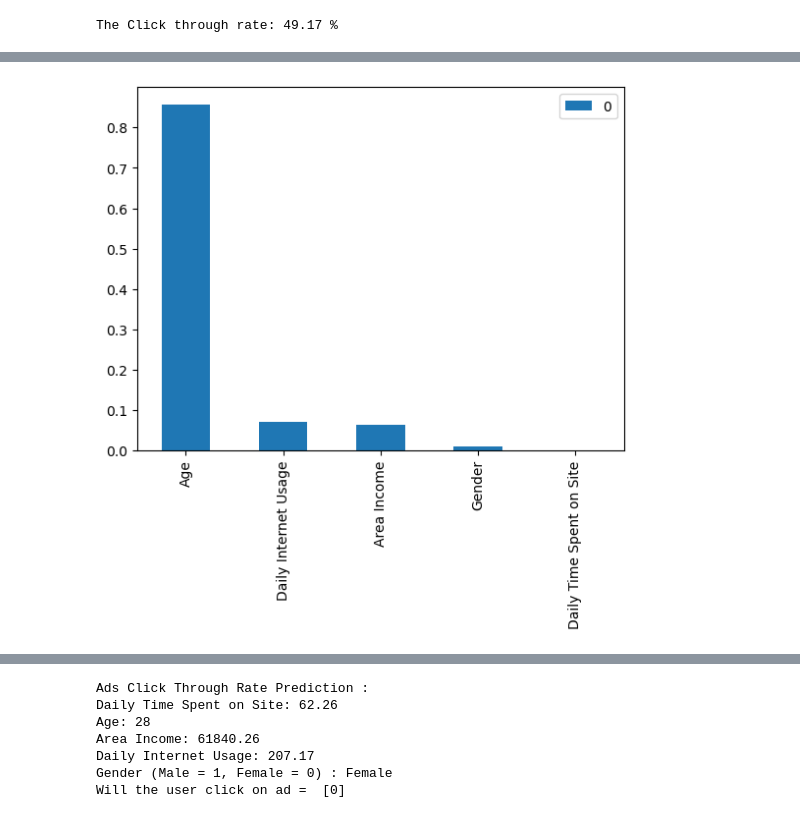
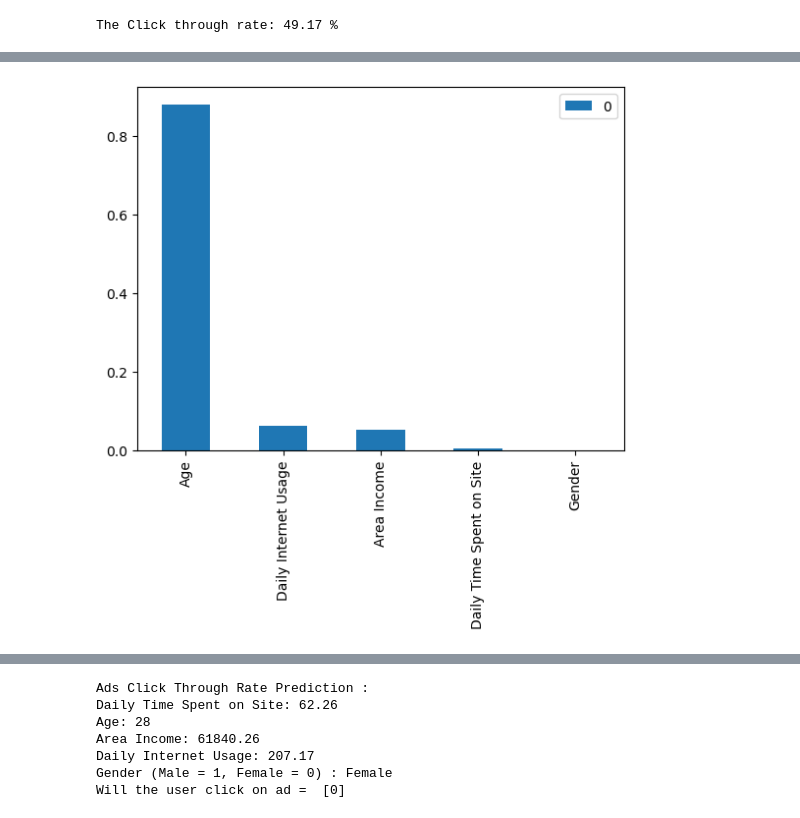
Before and after one commit to bahategar/Preparation, a Jupyter notebook: DataAnalytics/Practice/Click_through_rate_analysis/main.ipynb, the cells around one changed output, grey strips where cells are left out. Cells and saved outputs as stored; diff of their text form; code cells hidden in the pictures.

```diff
--- a/DataAnalytics/Practice/Click_through_rate_analysis/main.ipynb
+++ b/DataAnalytics/Practice/Click_through_rate_analysis/main.ipynb
@@ -143,0 +145,8 @@ c_transf = ColumnTransformer([
+# %%
+logreg_model = Pipeline([
+    ('encoder', ColumnTransformer([('ordinalEncoder', OrdinalEncoder(), encoded_fields),
+                                   ('nothing', 'passthrough', notEncoded_fields + num_fields)])),
+     ('classifier', LogisticRegression(max_iter=1000)),
+])
+
+logreg_model.fit(X_train, y_train)
@@ -143,0 +209,21 @@ c_transf = ColumnTransformer([
+# %%
+from sklearn.metrics import accuracy_score, recall_score, precision_score, f1_score, roc_auc_score
+
+models = [logreg_model, svc_model, knn_model, tree_model, random_forest_model]
+names = ['logistic regression', 'svm', 'knn', 'decision tree', 'random forest tree']
+
+for n, m in zip(names, models):
+    m.fit(X_train, y_train)
+    y_pred = m.predict(X_val)
+    acc = accuracy_score(y_val, y_pred)
+    recall = recall_score(y_val, y_pred)
+    precision = precision_score(y_val, y_pred)
+    f1 = f1_score(y_val, y_pred)
+    auc = roc_auc_score(y_val, y_pred)
+
+    print(f'Evaluation model {n}:')
+    print(f'Accuracy: {acc}')
+    print(f'Recall: {recall}')
+    print(f'Precision: {precision}')
+    print(f'F1 Score: {f1}')
+    print(f'AUC Score: {auc}\n')
@@ -145,7 +279,10 @@ c_transf = ColumnTransformer([
 from sklearn.tree import DecisionTreeClassifier
 from sklearn.pipeline import make_pipeline
 
-model = make_pipeline(c_transf, DecisionTreeClassifier(max_depth=4))
+model = make_pipeline(ColumnTransformer([('ordinalEncoder', OrdinalEncoder(), encoded_fields),
+                                         ('nothing', 'passthrough', notEncoded_fields + num_fields),
+                                        ]),
+                      DecisionTreeClassifier(max_depth=4))
 model.fit(X_train, y_train)
 # %% [output]
 Pipeline(steps=[('columntransformer',
@@ -167,20 +306,20 @@ print(model.named_steps)
 # %%
 # print(model.named_steps)
 
 feat_imp = model.named_steps['decisiontreeclassifier'].feature_importances_
 
 ohe_fields = model\
                 .named_steps['columntransformer']\
-                .named_transformers_['ordinal']\
+                .named_transformers_['ordinalEncoder']\
                 .get_feature_names_out()\
                 .tolist()
 
-columns = ohe_fields + not_encoded_fields
+columns = encoded_fields + num_fields
 importances = pd.DataFrame(feat_imp.reshape(1, -1), columns=columns)
 importances.T.sort_values(by=0, ascending=False).plot(kind='bar')
 plt.show()
 # %% [output]
-[figure, old version]
+[figure, new version]
 # %%
 y_pred = model.predict(X_test)
 # %%
```
Also changed, not shown: parts of 13 cells of this notebook.
